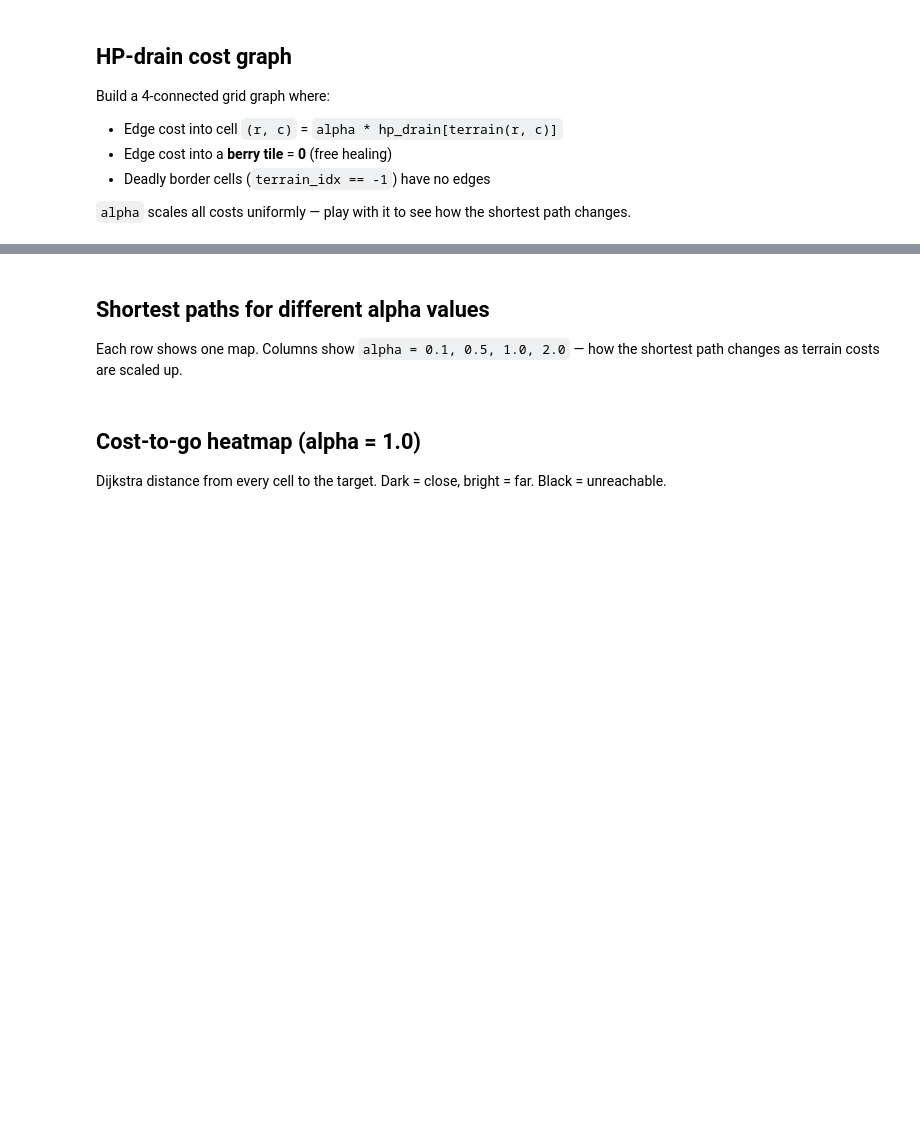
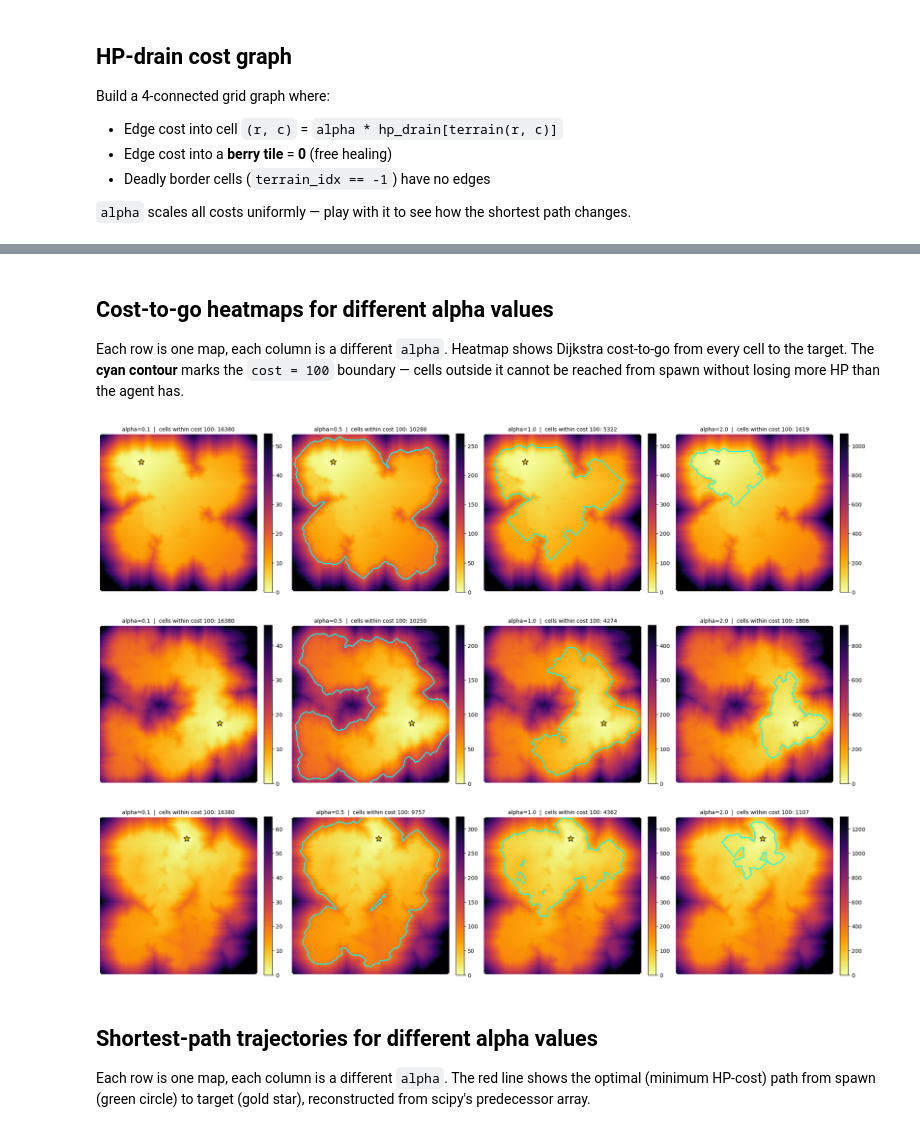
Before and after one commit to 0xbadc0ffe/Crusoe-Cogniland, a Jupyter notebook: notebooks/reward_exploration.ipynb, the cells around one changed output, grey strips where cells are left out. Drawn from its saved outputs; the diff is of its cells as text; code cells hidden in the pictures; blank space fills up the shorter version.

```diff
--- a/notebooks/reward_exploration.ipynb
+++ b/notebooks/reward_exploration.ipynb
@@ -17,8 +17,8 @@ import matplotlib.patches as mpatches
 from scipy.sparse import csr_matrix
 from scipy.sparse.csgraph import dijkstra as scipy_dijkstra
 
-from cogniland.envs.tile_effects import TileEffects, drain_for
-import generate_maps as gm
+from src.cogniland.envs.tile_effects import TileEffects, drain_for
+import scripts.generate_maps as gm
 
 # ── Load maps ──────────────────────────────────────────────────────────────
 dataset = torch.load("../data/maps/val.pt", map_location="cpu", weights_only=False)
@@ -32,7 +32,7 @@ fx = TileEffects()
 TERRAIN_NAMES = gm.TERRAIN_NAMES  # 9 terrain classes
 HP_DRAIN = np.array([fx.hp_drain[t] for t in TERRAIN_NAMES], dtype=np.float32)
 
-MAP_IDS = [0, 4, 8]  # one per biome-ish
+MAP_IDS = [12, 4, 8]  # grassland, archipelago, highland
 MAP_SIZE = 128
 
 print(f"Loaded {len(biomes)} val maps, biomes: {biomes}")
@@ -154,47 +164,49 @@ for mid in MAP_IDS:
 # %% [markdown]
-## Shortest paths for different alpha values
+## Cost-to-go heatmaps for different alpha values
 
-Each row shows one map. Columns show `alpha = 0.1, 0.5, 1.0, 2.0` — how the shortest path changes as terrain costs are scaled up.
+Each row is one map, each column is a different `alpha`. Heatmap shows Dijkstra cost-to-go from every cell to the target. The **cyan contour** marks the `cost = 100` boundary — cells outside it cannot be reached from spawn without losing more HP than the agent has.
 # %%
 alphas = [0.1, 0.5, 1.0, 2.0]
 
 fig, axes = plt.subplots(len(MAP_IDS), len(alphas), figsize=(5 * len(alphas), 5 * len(MAP_IDS)))
 
-for row, (mid, spawn, target) in enumerate(zip(MAP_IDS, spawns, targets)):
+for row, (mid, target) in enumerate(zip(MAP_IDS, targets)):
     tidx = tidx_all[mid]
     berries = berry_all[mid]
     H, W = tidx.shape
 
     for col, alpha in enumerate(alphas):
         ax = axes[row, col]
 
-        # Build graph and run Dijkstra from target (reverse)
         graph = build_drain_graph(tidx, berries, alpha=alpha)
-        target_flat = target[0] * W + target[1]
+        target_flat = int(target[0]) * W + int(target[1])
         dist = scipy_dijkstra(graph.T, directed=True, indices=target_flat)
         ctg = dist.reshape(H, W)
 
-        # Trace shortest path
-        path = trace_path(ctg, spawn, target)
-        total_cost = ctg[spawn]
+        ctg_display = np.where(np.isinf(ctg), np.nan, ctg)
+        vmax = np.nanpercentile(ctg_display, 98)
+        im = ax.imshow(ctg_display, cmap="inferno_r", origin="upper",
+                       vmin=0, vmax=vmax)
 
-        # Plot
-        ax.imshow(rgb_all[mid])
-        if len(path) > 1:
-            cols = [c for r, c in path]
-            rows = [r for r, c in path]
-            ax.plot(cols, rows, "r-", linewidth=1.5, alpha=0.9)
-        ax.plot(spawn[1], spawn[0], "o", color="lime", markersize=7, markeredgecolor="k")
+        # 100-cost boundary
+        if np.nanmax(ctg_display) >= 100:
+            ax.contour(ctg_display, levels=[100], colors="cyan",
+                       linewidths=1.8, linestyles="-")
+
         ax.plot(target[1], target[0], "*", color="gold", markersize=12, markeredgecolor="k")
-        ax.set_title(f"alpha={alpha}  |  {len(path)} steps  |  cost={total_cost:.0f}", fontsize=10)
+        reachable = int(np.sum(ctg_display <= 100))
+        ax.set_title(f"alpha={alpha}  |  cells within cost 100: {reachable}", fontsize=10)
         ax.axis("off")
+        plt.colorbar(im, ax=ax, fraction=0.046, pad=0.04)
 
     axes[row, 0].set_ylabel(f"Map {mid}\n{biomes[mid]}", fontsize=11, rotation=0, labelpad=60, va="center")
 
 plt.tight_layout()
 plt.show()
+# %% [output]
+[figure, added]
 # %% [markdown]
-## Cost-to-go heatmap (alpha = 1.0)
+## Shortest-path trajectories for different alpha values
 
-Dijkstra distance from every cell to the target. Dark = close, bright = far. Black = unreachable.
+Each row is one map, each column is a different `alpha`. The red line shows the optimal (minimum HP-cost) path from spawn (green circle) to target (gold star), reconstructed from scipy's predecessor array.
 # %%
```
Also changed, not shown: parts of 4 cells of this notebook, 1 other file.
